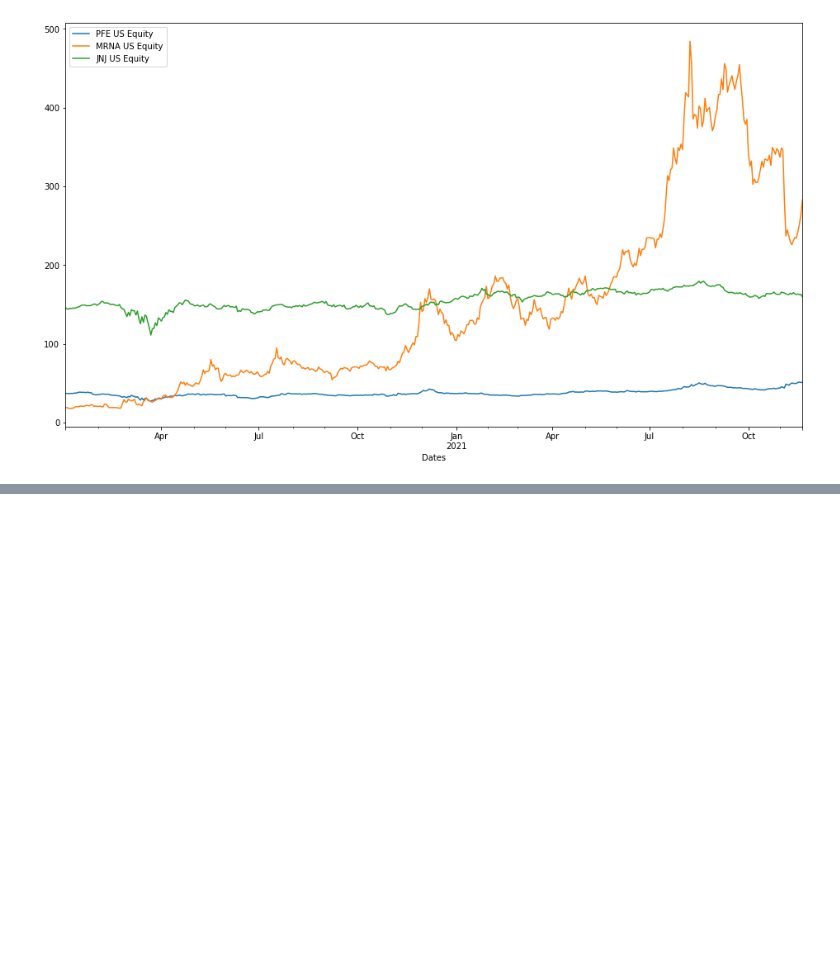
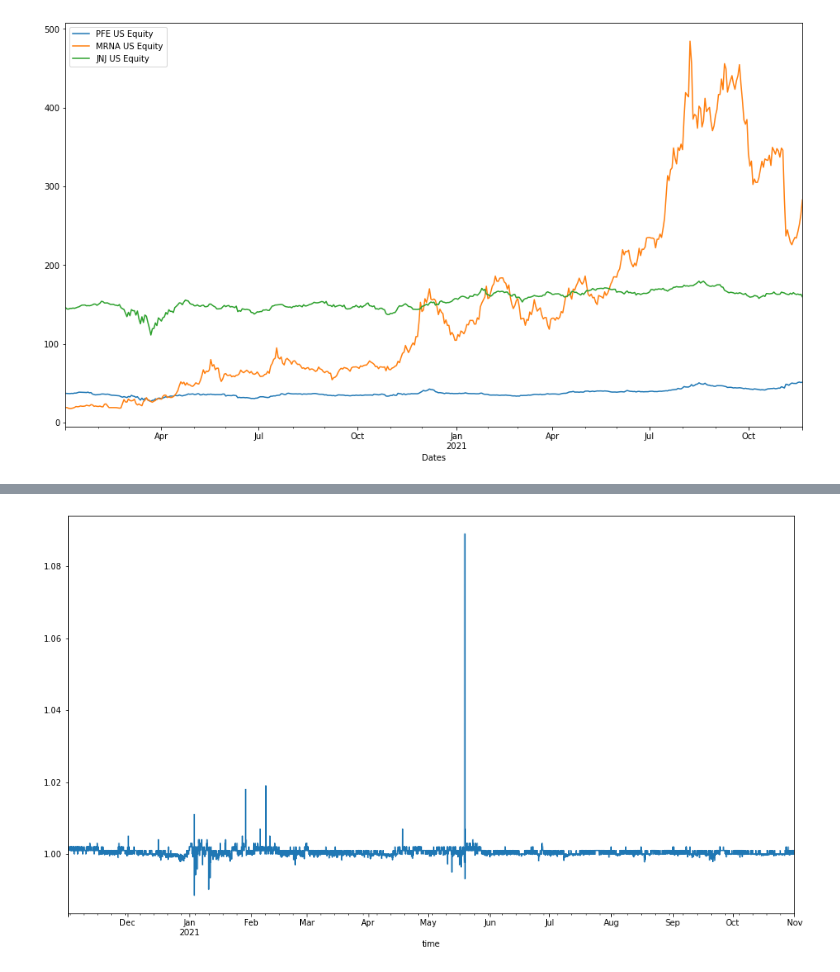
Before and after one commit to type-null/crypto-control, a Jupyter notebook: code/risk-adjusted-biotech.ipynb, the cells around one changed output, grey strips where cells are left out. Cells and saved outputs as stored; diff of their text form; code cells hidden in the pictures; blank space fills up the shorter version.

```diff
--- a/code/risk-adjusted-biotech.ipynb
+++ b/code/risk-adjusted-biotech.ipynb
@@ -50,0 +50,7 @@ plt.show()
+# %%
+
+crypto = pd.read_csv("../data/crypto_1y.csv", parse_dates=True, index_col="time")
+crypto.loc[:, 'USDT'].plot()
+plt.show()
+# %% [output]
+[figure, added]
```
Also changed, not shown: parts of 2 cells of this notebook, 4 other files.
